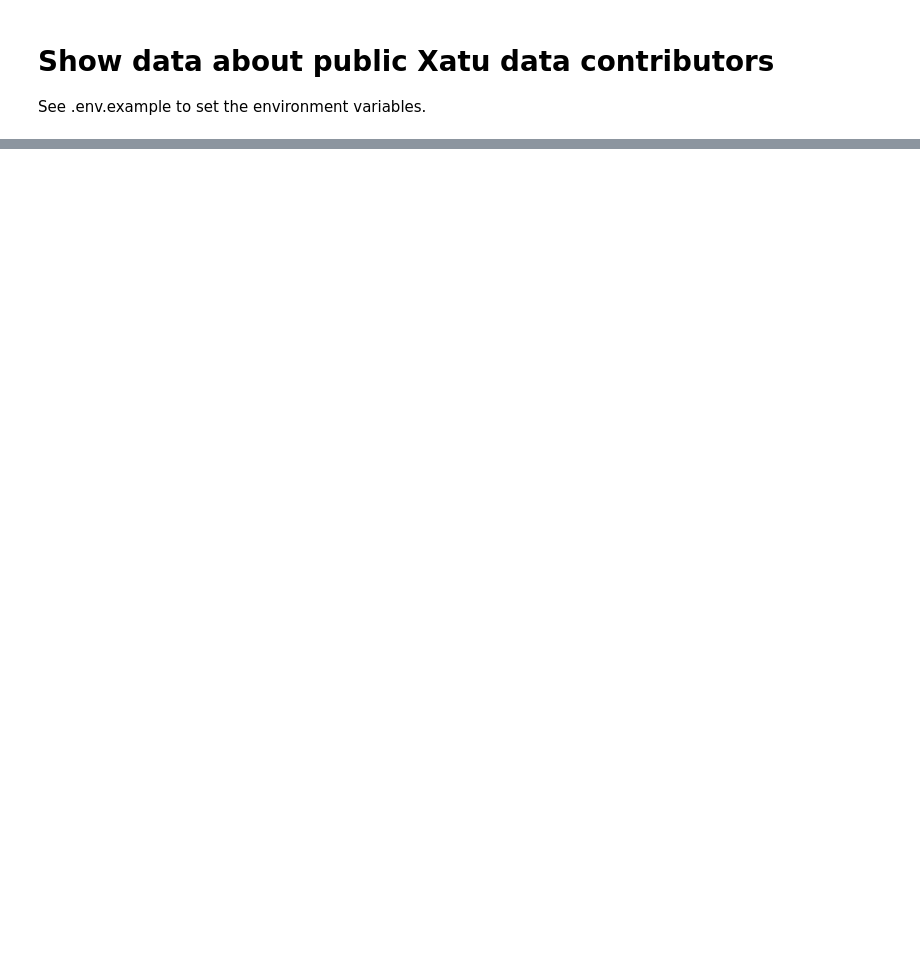
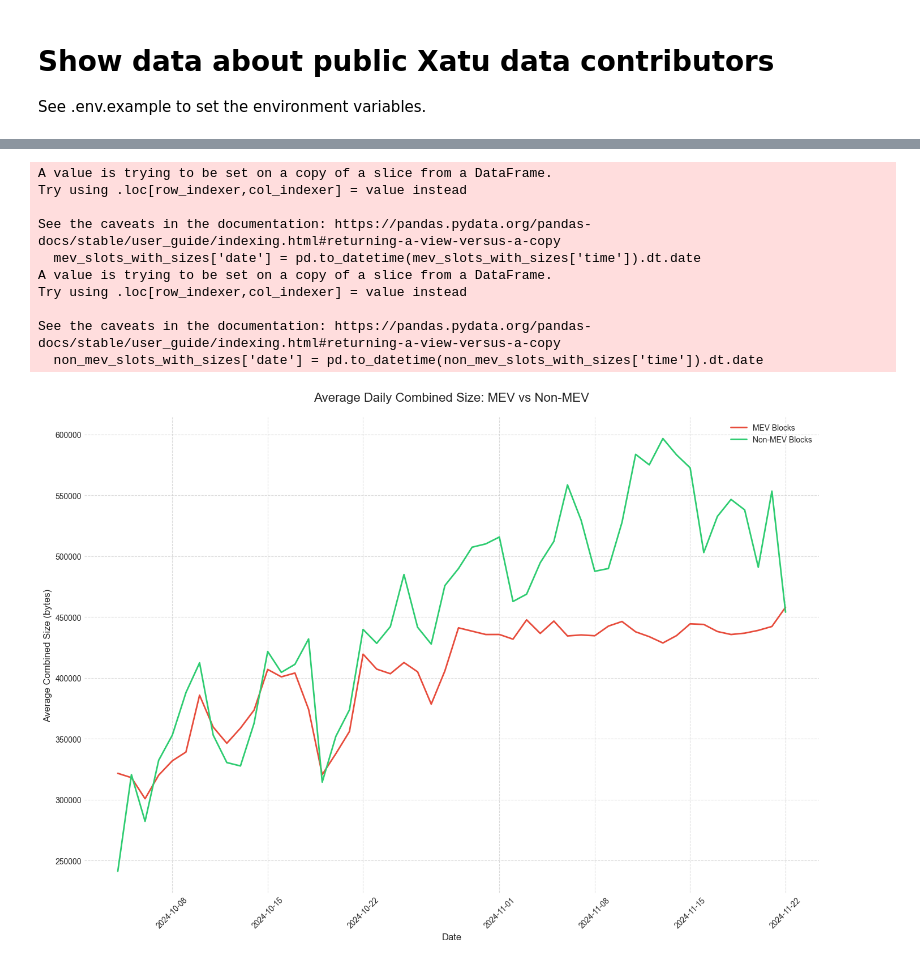
Before and after one commit to ethpandaops/xatu-data, a Jupyter notebook: analysis/public-users/public-users.ipynb, the cells around one changed output, grey strips where cells are left out. Drawn from its saved outputs; the diff is of its cells as text; code cells hidden in the pictures; blank space fills up the shorter version.

```diff
--- a/analysis/public-users/public-users.ipynb
+++ b/analysis/public-users/public-users.ipynb
@@ -670,0 +670,16 @@ plt.show()
+# %%
+# Query for MEV relay delivered slots
+block_query = text("""
+    SELECT DISTINCT
+        slot
+    FROM mev_relay_proposer_payload_delivered FINAL
+    WHERE
+        slot_start_date_time BETWEEN toDateTime(:start_date, 'UTC') AND toDateTime(:end_date, 'UTC')
+        AND meta_network_name = 'mainnet'
+    ORDER BY slot ASC
+""")
+
+result = connection.execute(block_query, {"start_date": start_date.replace('Z', ''), "end_date": end_date.replace('Z', '')})
+mev_slots = pd.DataFrame(result.fetchall(), columns=['slot'])
+
+print(mev_slots)
@@ -670,0 +894,41 @@ plt.show()
+# %%
+# Split combined_data into MEV and non-MEV dataframes
+mev_slots_with_sizes = combined_data[combined_data['via_mev']]
+non_mev_slots_with_sizes = combined_data[~combined_data['via_mev']]
+
+# Convert time to date
+mev_slots_with_sizes['date'] = pd.to_datetime(mev_slots_with_sizes['time']).dt.date
+non_mev_slots_with_sizes['date'] = pd.to_datetime(non_mev_slots_with_sizes['time']).dt.date
+
+# Calculate daily averages using combined size
+mev_daily_avg = mev_slots_with_sizes.groupby('date')['total_data_per_slot'].mean()
+non_mev_daily_avg = non_mev_slots_with_sizes.groupby('date')['total_data_per_slot'].mean()
+
+# Create figure
+plt.figure(figsize=(14, 10))
+
+# Plot daily averages
+plt.plot(mev_daily_avg.index, mev_daily_avg.values, color='#e74c3c', label='MEV Blocks', linewidth=2)
+plt.plot(non_mev_daily_avg.index, non_mev_daily_avg.values, color='#2ecc71', label='Non-MEV Blocks', linewidth=2)
+
+plt.title('Average Daily Combined Size: MEV vs Non-MEV', pad=20, fontsize=16)
+plt.xlabel('Date', fontsize=12)
+plt.ylabel('Average Combined Size (bytes)', fontsize=12)
+plt.legend()
+
+plt.grid(True, linestyle='--', alpha=0.7)
+plt.xticks(rotation=45)
+plt.tight_layout()
+plt.show()
+# %% [output]
+A value is trying to be set on a copy of a slice from a DataFrame.
+Try using .loc[row_indexer,col_indexer] = value instead
+
+See the caveats in the documentation: https://pandas.pydata.org/pandas-docs/stable/user_guide/indexing.html#returning-a-view-versus-a-copy
+  mev_slots_with_sizes['date'] = pd.to_datetime(mev_slots_with_sizes['time']).dt.date
+A value is trying to be set on a copy of a slice from a DataFrame.
+Try using .loc[row_indexer,col_indexer] = value instead
+
+See the caveats in the documentation: https://pandas.pydata.org/pandas-docs/stable/user_guide/indexing.html#returning-a-view-versus-a-copy
+  non_mev_slots_with_sizes['date'] = pd.to_datetime(non_mev_slots_with_sizes['time']).dt.date
+[figure, added]
```
Also changed, not shown: parts of 35 cells of this notebook.
